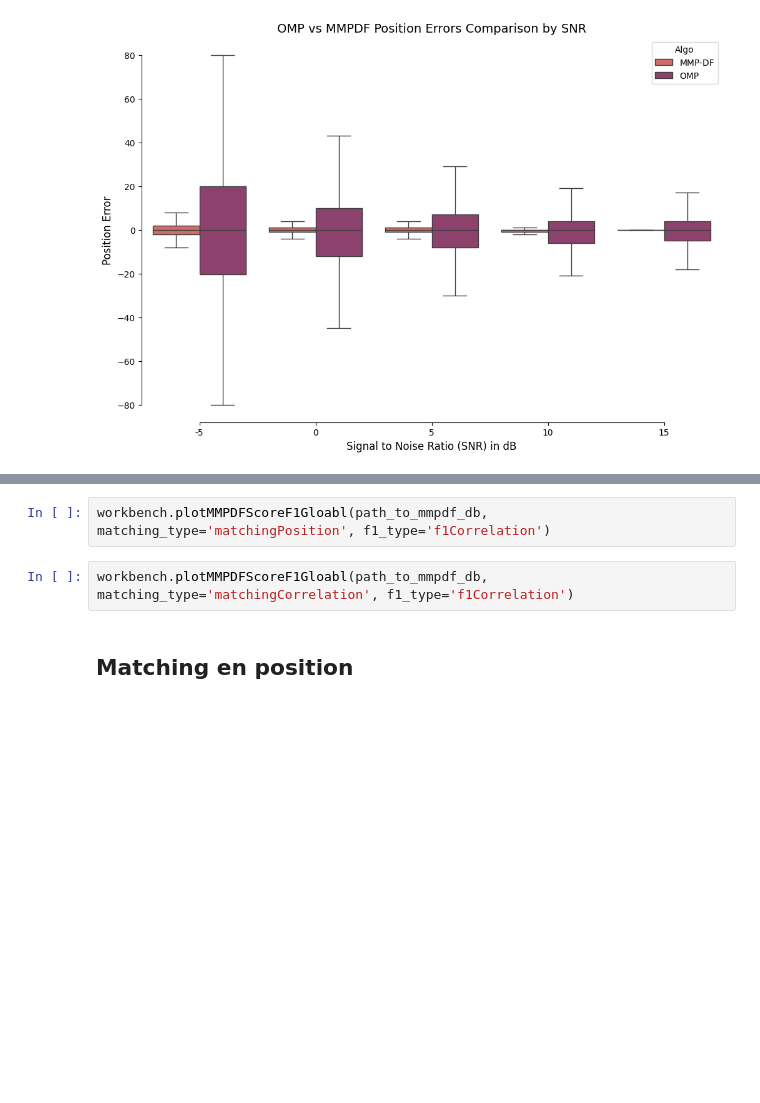
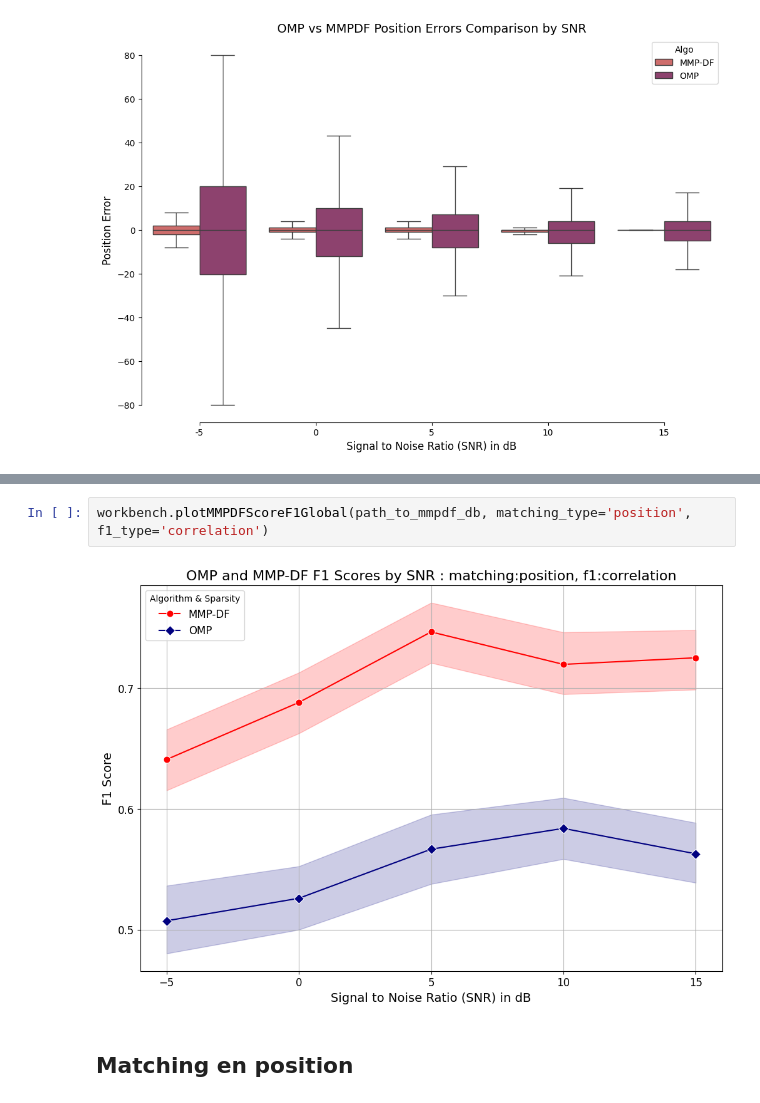
Before and after one commit to yanisgomes/csc, a Jupyter notebook: examples/mmpdf_metrics.ipynb, the cells around one changed output, grey strips where cells are left out. Drawn from its saved outputs; the diff is of its cells as text; blank space fills up the shorter version.

```diff
--- a/examples/mmpdf_metrics.ipynb
+++ b/examples/mmpdf_metrics.ipynb
@@ -49,7 +49,7 @@ workbench.plotMMPDFScoreF1Gloabl(path_to_mmpdf_db)
 # %%
-workbench.plotMMPDFScoreF1Gloabl(path_to_mmpdf_db, matching_type='matchingPosition', f1_type='f1Correlation')
+workbench.plotMMPDFScoreF1Global(path_to_mmpdf_db, matching_type='position', f1_type='correlation')
+# %% [output]
+[figure, added]
-# %%
-workbench.plotMMPDFScoreF1Gloabl(path_to_mmpdf_db, matching_type='matchingCorrelation', f1_type='f1Correlation')
 # %% [markdown]
 ## Matching en position
 # %% [markdown]
```
Also changed, not shown: parts of 8 cells of this notebook, 1 other file.
